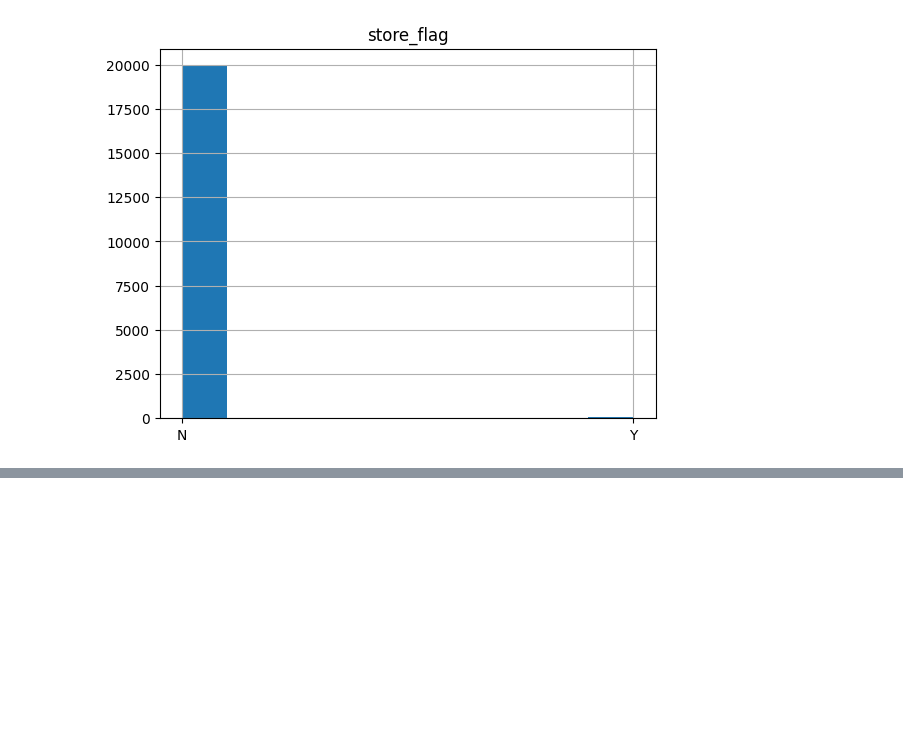
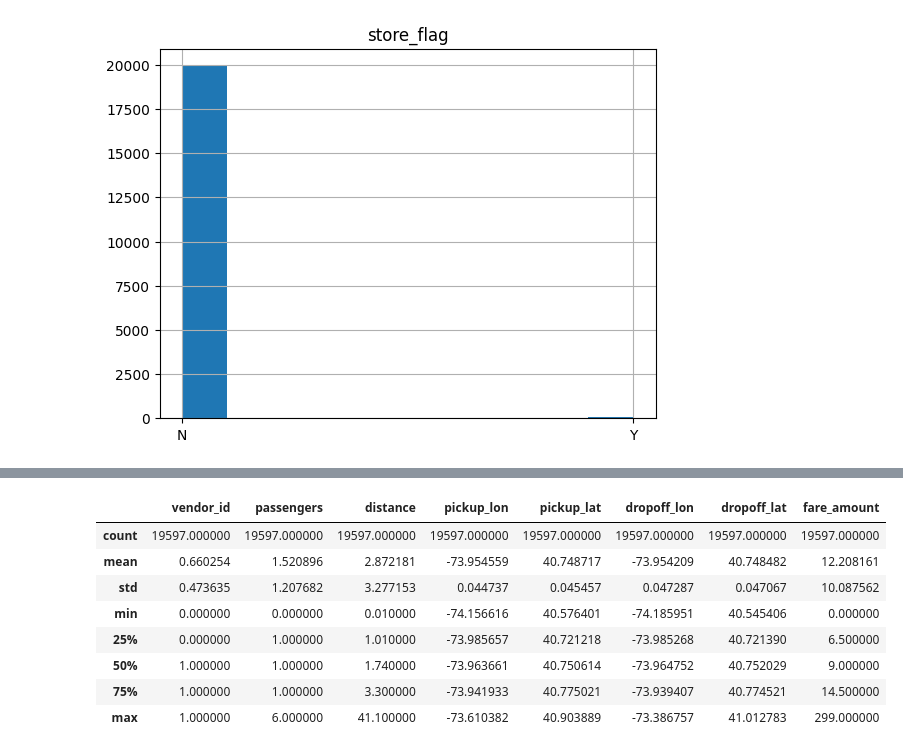
Before and after one commit to sbaidachni/dtsa5509, a Jupyter notebook: notebooks/final_project.ipynb, the cells around one changed output, grey strips where cells are left out. Cells and saved outputs as stored; diff of their text form; code cells hidden in the pictures; blank space fills up the shorter version.

```diff
--- a/notebooks/final_project.ipynb
+++ b/notebooks/final_project.ipynb
@@ -300,0 +381,12 @@ full_taxi_df = full_taxi_df.drop(['store_flag'], axis=1)
+# %%
+full_taxi_df.describe()
+# %% [output]
+|  | vendor_id | passengers | distance | pickup_lon | pickup_lat | dropoff_lon | dropoff_lat | fare_amount |
+| count | 19597.000000 | 19597.000000 | 19597.000000 | 19597.000000 | 19597.000000 | 19597.000000 | 19597.000000 | 19597.000000 |
+| mean | 0.660254 | 1.520896 | 2.872181 | -73.954559 | 40.748717 | -73.954209 | 40.748482 | 12.208161 |
+| std | 0.473635 | 1.207682 | 3.277153 | 0.044737 | 0.045457 | 0.047287 | 0.047067 | 10.087562 |
+| min | 0.000000 | 0.000000 | 0.010000 | -74.156616 | 40.576401 | -74.185951 | 40.545406 | 0.000000 |
+| 25% | 0.000000 | 1.000000 | 1.010000 | -73.985657 | 40.721218 | -73.985268 | 40.721390 | 6.500000 |
+| 50% | 1.000000 | 1.000000 | 1.740000 | -73.963661 | 40.750614 | -73.964752 | 40.752029 | 9.000000 |
+| 75% | 1.000000 | 1.000000 | 3.300000 | -73.941933 | 40.775021 | -73.939407 | 40.774521 | 14.500000 |
+| max | 1.000000 | 6.000000 | 41.100000 | -73.610382 | 40.903889 | -73.386757 | 41.012783 | 299.000000 |
```
Also changed, not shown: parts of 80 cells of this notebook.
